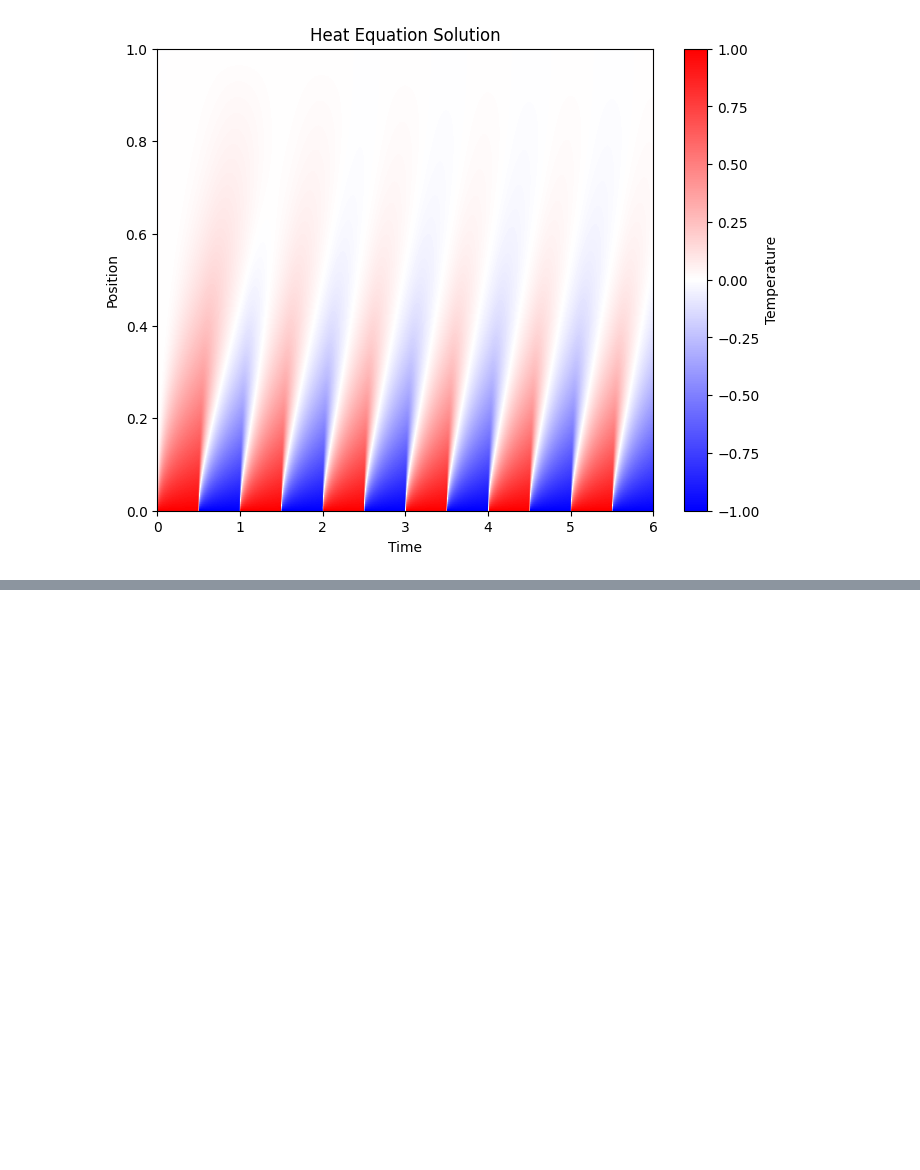
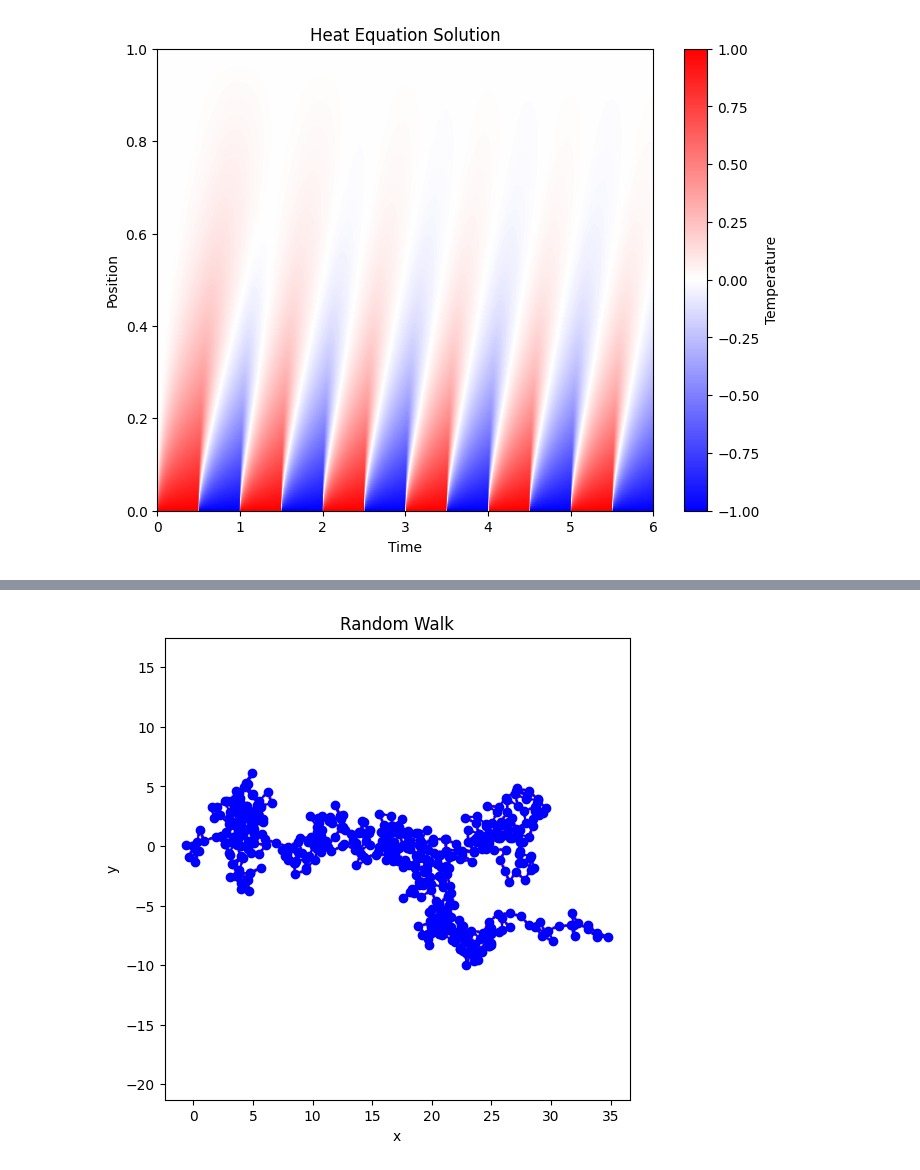
Before and after one commit to chtang-hmc/PHYS064, a Jupyter notebook: HW10C.ipynb, the cells around one changed output, grey strips where cells are left out. Cells and saved outputs as stored; diff of their text form; code cells hidden in the pictures; blank space fills up the shorter version.

Commit message:
added random walk

```diff
--- a/HW10C.ipynb
+++ b/HW10C.ipynb
@@ -122,0 +129,25 @@ plt.show()
+# %%
+position = np.array([0,0])
+
+def walk(position):
+    theta = np.random.uniform(0,2*np.pi)
+    step = np.array([np.cos(theta), np.sin(theta)])
+
+    new_position = position[-1] + step
+    position = np.vstack((position, new_position))
+    return position
+
+for i in range(500):
+    position = walk(position)
+
+# Plot the random walk. Transition from blue to red indicates the direction of the walk.
+plt.figure(figsize=(6,6))
+plt.plot(position[:,0], position[:,1], marker='o', color='b')
+plt.quiver(position[:-1,0], position[:-1,1], position[1:,0]-position[:-1,0], position[1:,1]-position[:-1,1], scale_units='xy', angles='xy', scale=1, color='r')
+plt.xlabel('x')
+plt.ylabel('y')
+plt.title('Random Walk')
+plt.axis('equal')
+plt.show()
+# %% [output]
+[figure, added]
```
Also changed, not shown: parts of 5 cells of this notebook.
